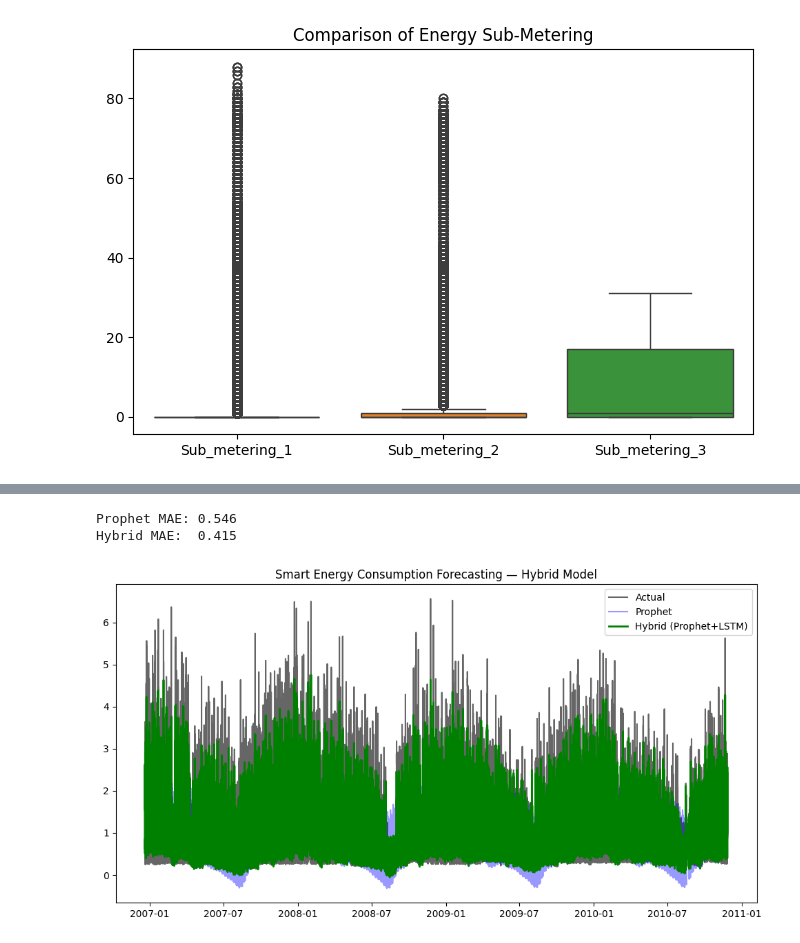
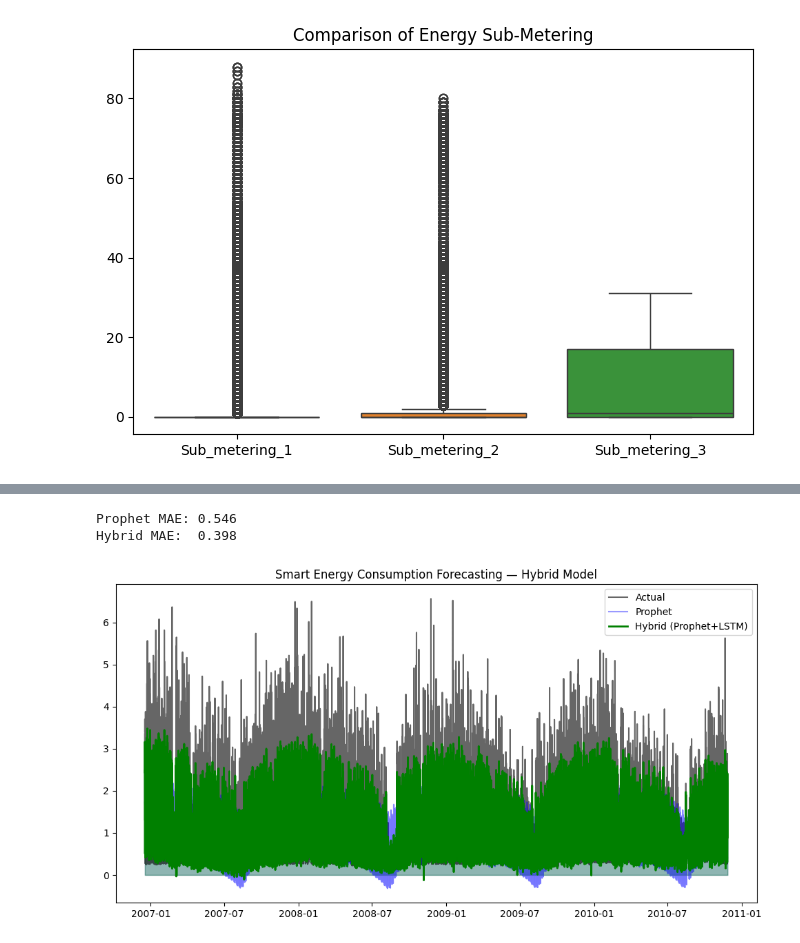
Before and after one commit to aarsh-17/SmartEnergyForceast, a Jupyter notebook: EnergyCompsumption.ipynb, the cells around one changed output, grey strips where cells are left out. Drawn from its saved outputs; the diff is of its cells as text; code cells hidden in the pictures.

```diff
--- a/EnergyCompsumption.ipynb
+++ b/EnergyCompsumption.ipynb
@@ -145,8 +153,9 @@ model_prophet = Prophet(yearly_seasonality=True, daily_seasonality=True)
 model_prophet.fit(df_prophet)
 
 # Forecast next 24 hours
-future = model_prophet.make_future_dataframe(periods=24, freq='H')
+future = model_prophet.make_future_dataframe(periods=24*30, freq='H')
 forecast = model_prophet.predict(future)
+print(forecast.shape)
 
 # Add Prophet predictions back to your original DataFrame
 hourly['prophet_pred'] = forecast['yhat'][:len(hourly)].values
@@ -182,11 +257,10 @@ Name: residual, dtype: float64
 Any NaN: 0
 Any Inf: 0
 # %%
-
-from sklearn.preprocessing import MinMaxScaler
+from sklearn.preprocessing import StandardScaler
 
 # Scale the residuals
-scaler = MinMaxScaler(feature_range=(0, 1))
+scaler = StandardScaler()
 scaled_residuals = scaler.fit_transform(hourly[['residual']])
 
 # Create sliding windows (using past 24 hours to predict the next hour’s residual)
@@ -252,0 +335,2 @@ Epoch 30/30
+# %%
+residual_preds = model.predict(X)
@@ -253,19 +339,24 @@ Epoch 30/30
 # %%
-# # Ensure no NaNs before aligning
+# Ensure no NaNs before aligning
 
-# residual_preds = model.predict(X)
-# residual_preds = scaler.inverse_transform(residual_preds)
+# If 3D (LSTM output), flatten it
+if residual_preds.ndim == 3:
+    residual_preds = residual_preds.reshape(-1, 1)
+elif residual_preds.ndim == 1:
+    residual_preds = residual_preds.reshape(-1, 1)
 
-# # Trim both arrays to same length
-# min_len = min(len(hourly), len(residual_preds))
+residual_preds = scaler.inverse_transform(residual_preds)
 
-# # Take the last matching rows for both
-# hourly = hourly.iloc[-min_len:].copy()
-# hourly = hourly.iloc[-min_len:].copy()
+# Trim both arrays to same length
+min_len = min(len(hourly), len(residual_preds))
 
-# hourly['lstm_residual_pred'] = residual_preds[-min_len:].reshape(-1)
+# Take the last matching rows for both
+hourly = hourly.iloc[-min_len:].copy()
+hourly = hourly.iloc[-min_len:].copy()
 
-# # Force positional assignment (ignore index alignment)
-# hourly['hybrid_pred'] = hourly['prophet_pred'].iloc[-min_len:].to_numpy() + hourly['lstm_residual_pred'].to_numpy()
+hourly['lstm_residual_pred'] = residual_preds[-min_len:].reshape(-1)
+
+# Force positional assignment (ignore index alignment)
+hourly['hybrid_pred'] = hourly['prophet_pred'].iloc[-min_len:].to_numpy() + hourly['lstm_residual_pred'].to_numpy()
 residual_preds = model.predict(X)
 # %% [output]
@@ -335,21 +426,24 @@ Shape: (34096, 11)
 # %%
 import matplotlib.pyplot as plt
 from sklearn.metrics import mean_absolute_error
 
 mae_prophet = mean_absolute_error(hourly['Global_active_power'], hourly['prophet_pred'])
 mae_hybrid  = mean_absolute_error(hourly['Global_active_power'], hourly['hybrid_pred'])
 
 print(f"Prophet MAE: {mae_prophet:.3f}")
 print(f"Hybrid MAE:  {mae_hybrid:.3f}")
 
 plt.figure(figsize=(12,6))
 plt.plot(hourly['DateTime'], hourly['Global_active_power'], label='Actual', color='black', alpha=0.6)
 plt.plot(hourly['DateTime'], hourly['prophet_pred'], label='Prophet', color='blue', alpha=0.4)
 plt.plot(hourly['DateTime'], hourly['hybrid_pred'], label='Hybrid (Prophet+LSTM)', color='green', linewidth=2)
 plt.legend()
 plt.title("Smart Energy Consumption Forecasting — Hybrid Model")
+plt.fill_between(hourly['DateTime'], hourly['prophet_pred'], color='blue', alpha=0.2, label='Prophet')
+plt.fill_between(hourly['DateTime'], hourly['hybrid_pred'], color='green', alpha=0.3, label='Hybrid (Prophet+LSTM)')
+
 plt.show()
 # %% [output]
 Prophet MAE: 0.546
-Hybrid MAE:  0.415
+Hybrid MAE:  0.398
-[figure, old version]
+[figure, new version]
```
Also changed, not shown: parts of 27 cells of this notebook, 7 other files.
